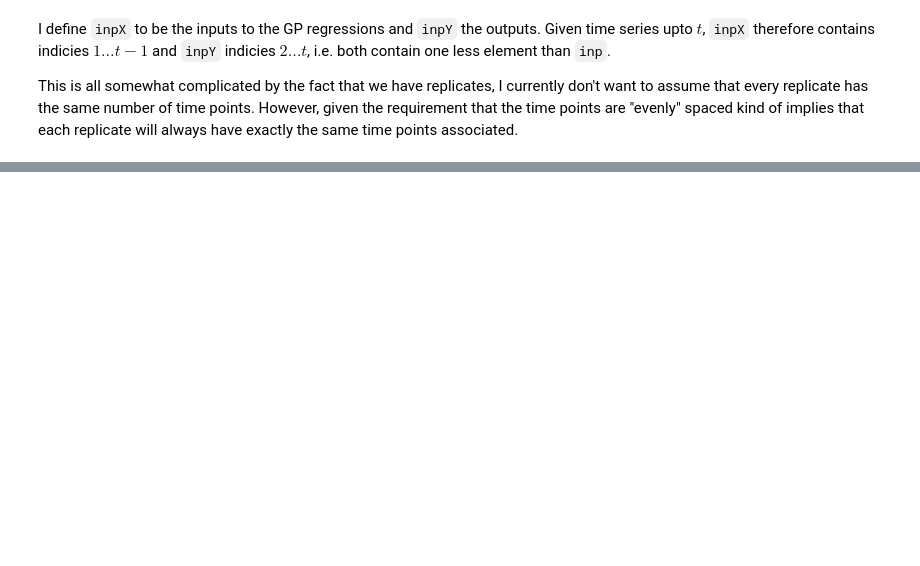
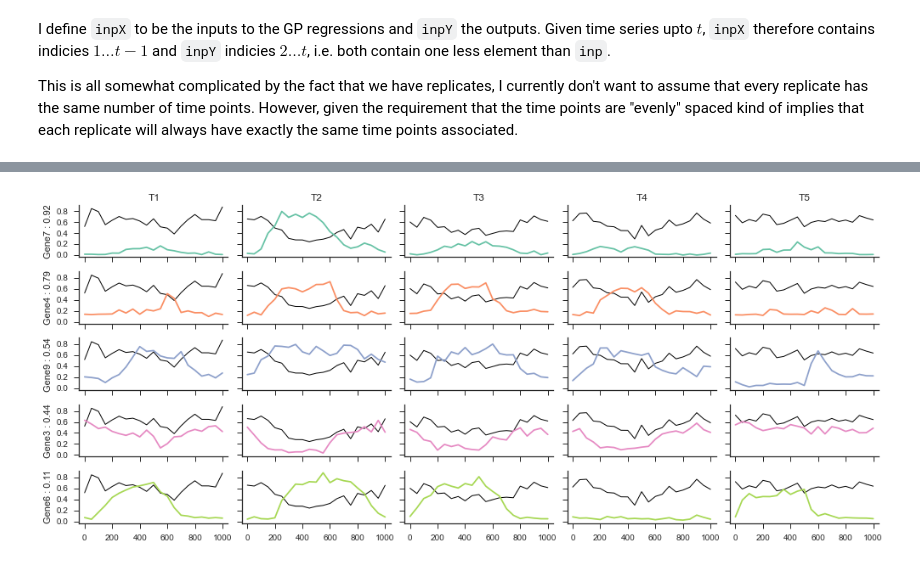
Before and after one commit to smason/ip2, a Jupyter notebook: csi.ipynb, the cells around one changed output, grey strips where cells are left out. Cells and saved outputs as stored; diff of their text form; code cells hidden in the pictures; blank space fills up the shorter version.

```diff
--- a/csi.ipynb
+++ b/csi.ipynb
@@ -161,0 +180,37 @@ wei.groupby("target").sum()
+# %%
+arr = {}
+for w,p in zip(em.weights,em.pset):
+    for i in p[0]:
+        arr[i] = arr.get(i,0) + w
+df = pd.DataFrame(list(arr.items()),columns=['parent','weight'])
+df = df[df.weight >= 0.1]
+df.sort("weight",ascending=False,inplace=True)
+
+pert = inp.columns.levels[0]
+target = em.pset[0][1]
+
+with sns.axes_style(style='ticks'):
+    fig, axs = plt.subplots(nrows=len(df), ncols=len(pert),
+                            sharex=True, sharey=True,
+                            figsize=(14, 1+len(df)))
+
+pal = sns.color_palette("Set2", len(df))
+
+for (i,r),axr,col in zip(df.iterrows(), axs, pal):
+    for per,ax in zip(pert,axr):
+        ax.margins(0.04)
+        d = inp.loc[target,per]
+        ax.plot(d.index, d,'k',lw=1)
+        d = inp.loc[r.parent,per]
+        ax.plot(d.index, d,c=col)
+    lab = "{p} : {w:.2f}".format(p=r.parent,w=r.weight)
+    axr[0].set_ylabel(lab)
+    # axr[-1].yaxis.set_label_position("right")
+
+for per,ax in zip(pert,axs[0]):
+    ax.set_title(per)
+
+sns.despine()
+fig.tight_layout()
+# %% [output]
+[figure, added]
```
Also changed, not shown: parts of 13 cells of this notebook.
